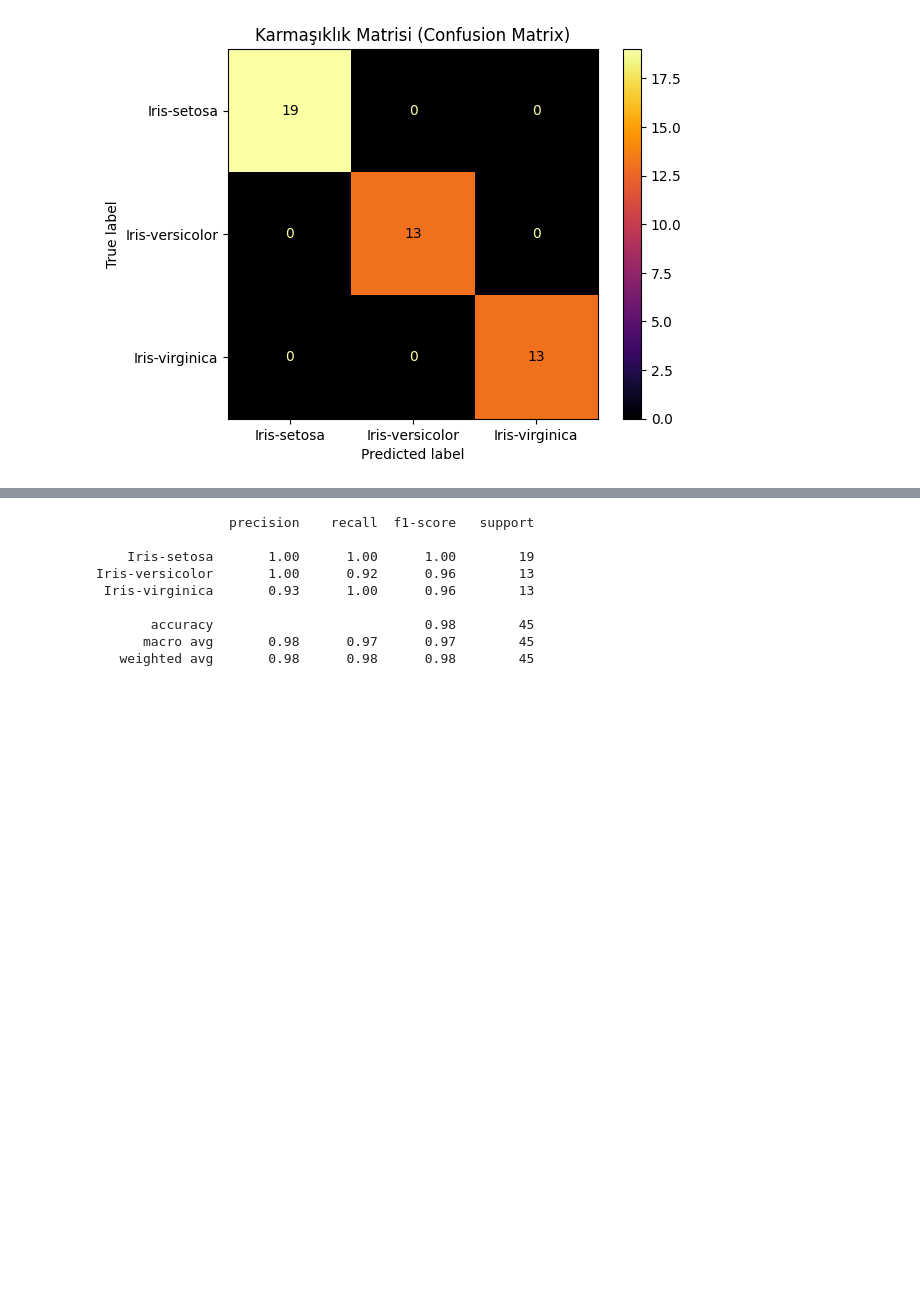
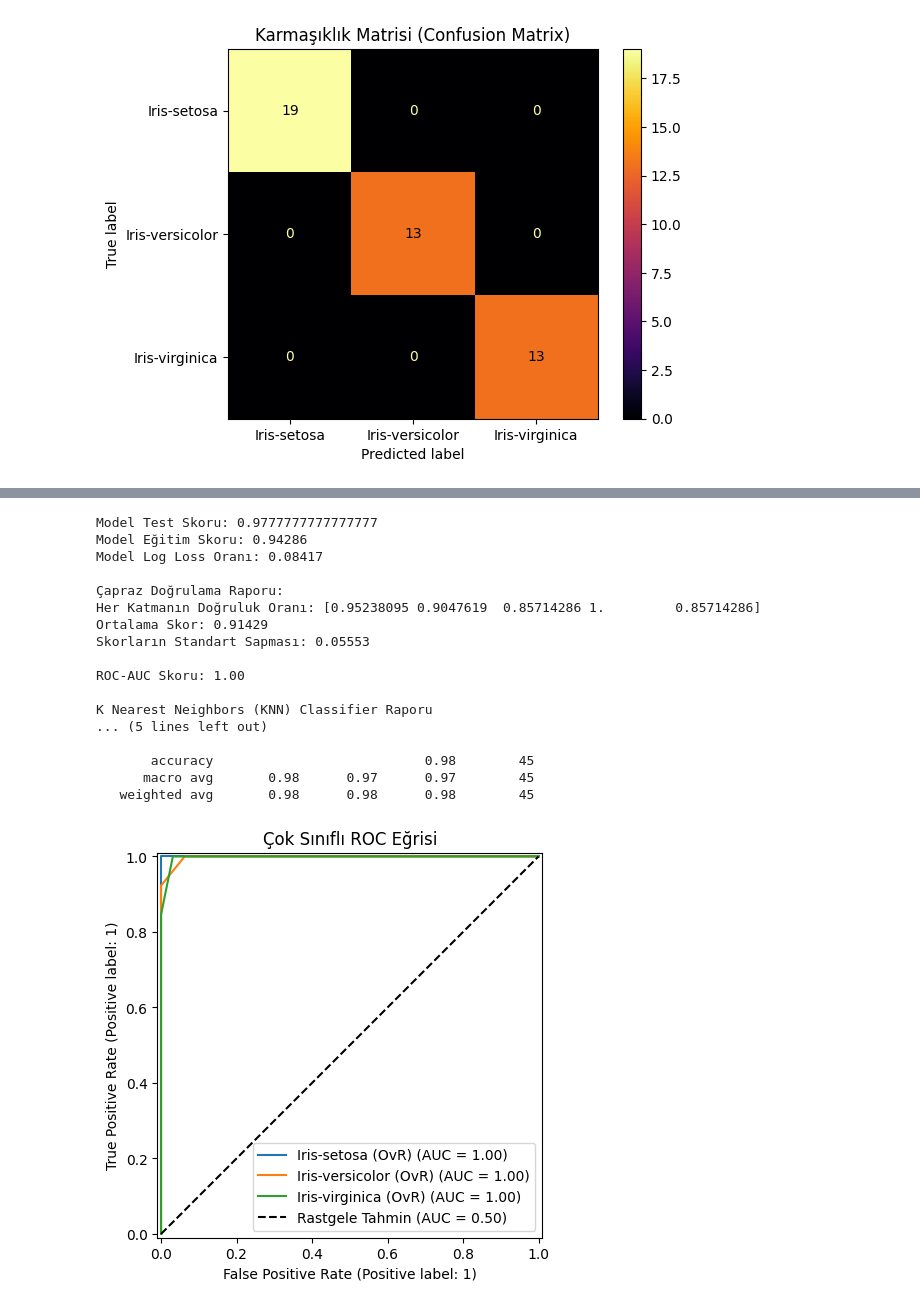
Before and after one commit to Ayberk-Aktan/Analyze_of_iris_datasets, a Jupyter notebook: ml_models.ipynb, the cells around one changed output, grey strips where cells are left out. Saved outputs shown, nothing was run; the diff lists cells and outputs as text; code cells hidden in the pictures; blank space fills up the shorter version.

Commit message:
KNN models ending fitting and analyze error metrics next model is SVC.

```diff
--- a/ml_models.ipynb
+++ b/ml_models.ipynb
@@ -162,7 +162,7 @@ print("Decision Tree Classifier Raporu\n",dtc_cr)
 
 for i,classname in enumerate(dtc_lb.classes_):
     RocCurveDisplay.from_predictions(
-        y_test_bin[:,i],
+        dtc_y_lb[:,i],
         dtc_pred_prob[:,i],
         name=f"{classname} (OvR)",
         ax=ax
@@ -240,7 +240,7 @@ print("Random Forest Classifier Raporu\n",rfc_cr)
 
 for i,classname in enumerate(rfc_lb.classes_):
     RocCurveDisplay.from_predictions(
-        y_test_bin[:,i],
+        rfc_y_lb[:,i],
         rfc_pred_prob[:,i],
         name=f"{classname} (OvR)",
         ax=ax
@@ -289,20 +289,66 @@ knn_predict_proba = knc.predict_proba(x_test_sc)
 # %%
 knn_score = knc.score(x_test_sc,Y_test)
 knn_train_score = knc.score(x_train_sc,Y_train)
 knn_log_loss = log_loss(Y_test,knn_predict_proba)
 
 knn_cv = cross_val_score(knc,x_train_sc,Y_train,cv=5)
 knn_roc_auc = roc_auc_score(Y_test,knn_predict_proba,multi_class='ovr',average='macro')
 
 knn_cr = classification_report(Y_test,knn_predict)
-print(knn_cr)
+
+knn_lb = LabelBinarizer().fit(Y_train)
+knn_y_lb = knn_lb.transform(Y_test)
+
+(fig,ax) = plt.subplots(figsize=(7,5))
+
+print(f"Model Test Skoru: {knn_score}")
+print(f"Model Eğitim Skoru: {knn_train_score:.5f}")
+print(f"Model Log Loss Oranı: {knn_log_loss:.5f}")
+print(f"""
+Çapraz Doğrulama Raporu:
+Her Katmanın Doğruluk Oranı: {knn_cv}
+Ortalama Skor: {knn_cv.mean():.5f}
+Skorların Standart Sapması: {knn_cv.std():.5f}
+""")
+print(f"ROC-AUC Skoru: {knn_roc_auc:.2f}\n")
+
+print("K Nearest Neighbors (KNN) Classifier Raporu\n",knn_cr)
+
+for i,classname in enumerate(knn_lb.classes_):
+    RocCurveDisplay.from_predictions(
+        knn_y_lb[:,i],
+        knn_predict_proba[:,i],
+        name=f"{classname} (OvR)",
+        ax=ax
+    )
+
+plt.plot([0, 1], [0, 1], "k--", label="Rastgele Tahmin (AUC = 0.50)")
+plt.title("Çok Sınıflı ROC Eğrisi")
+plt.legend()
+plt.show()
+
+cm = confusion_matrix(Y_test, knn_predict)
+
+disp = ConfusionMatrixDisplay(confusion_matrix=cm, display_labels=knn_lb.classes_)
+disp.plot(cmap="crest")
+plt.title("Karmaşıklık Matrisi (Confusion Matrix)")
+plt.show()
 # %% [output]
-                 precision    recall  f1-score   support
+Model Test Skoru: 0.9777777777777777
+Model Eğitim Skoru: 0.94286
+Model Log Loss Oranı: 0.08417
 
-    Iris-setosa       1.00      1.00      1.00        19
-Iris-versicolor       1.00      0.92      0.96        13
- Iris-virginica       0.93      1.00      0.96        13
+Çapraz Doğrulama Raporu:
+Her Katmanın Doğruluk Oranı: [0.95238095 0.9047619  0.85714286 1.         0.85714286]
+Ortalama Skor: 0.91429
+Skorların Standart Sapması: 0.05553
+
+ROC-AUC Skoru: 1.00
+
+K Nearest Neighbors (KNN) Classifier Raporu
+... (5 lines left out)
 
        accuracy                           0.98        45
       macro avg       0.98      0.97      0.97        45
    weighted avg       0.98      0.98      0.98        45
+[figure, added]
```
Also changed, not shown: parts of 2 cells of this notebook.
